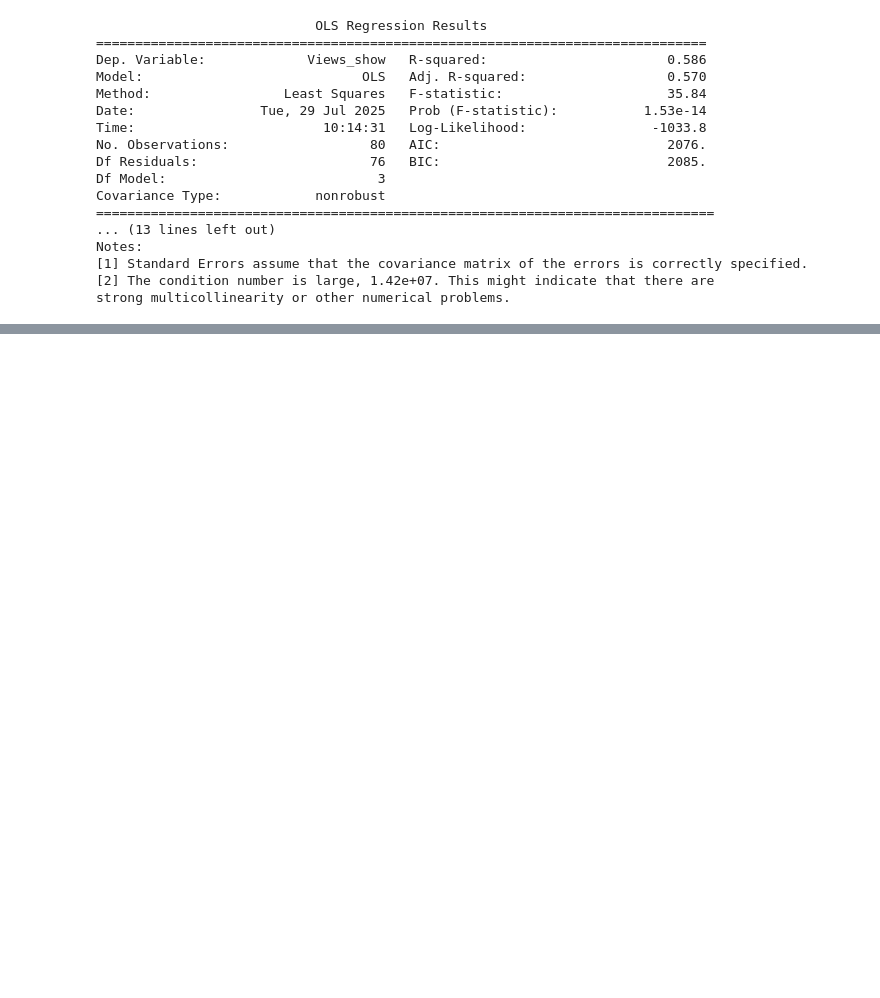
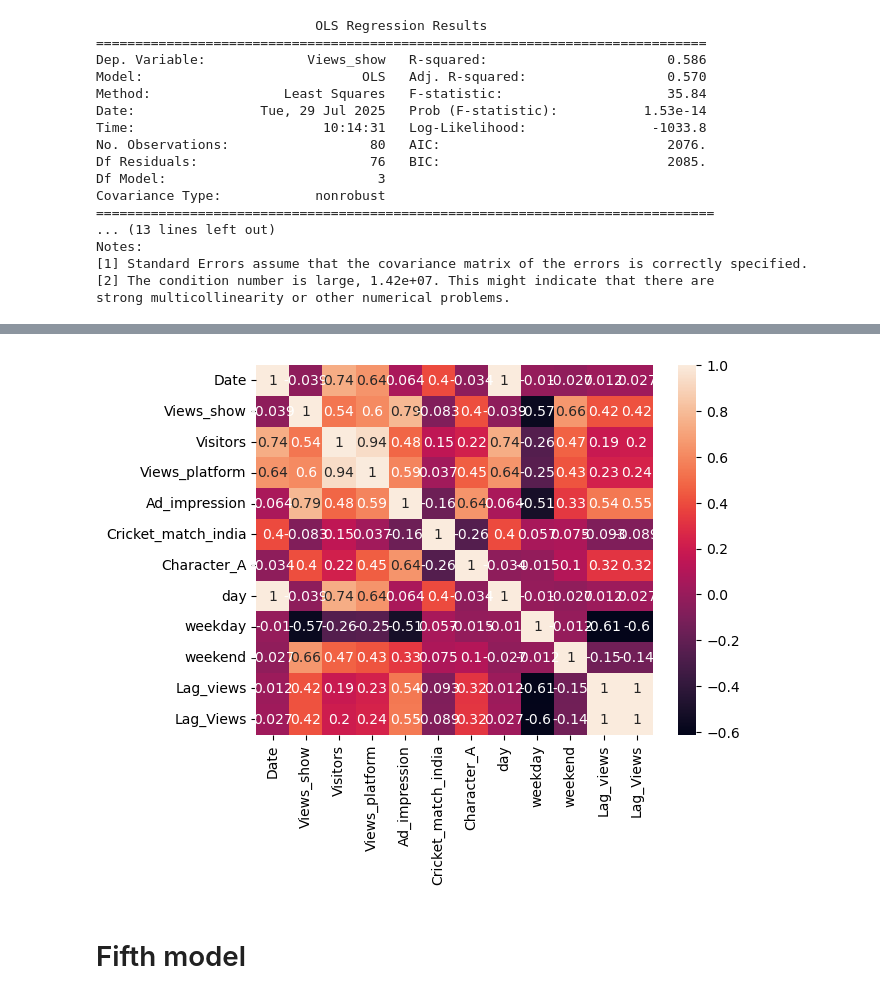
Before and after one commit to NimansalaBandara/mlr-show-views-prediction, a Jupyter notebook: mlr-show-views-prediction.ipynb, the cells around one changed output, grey strips where cells are left out. Drawn from its saved outputs; the diff is of its cells as text; code cells hidden in the pictures; blank space fills up the shorter version.

Commit message:
create models

```diff
--- a/mlr-show-views-prediction.ipynb
+++ b/mlr-show-views-prediction.ipynb
@@ -226,6 +226,6 @@ Notes:
 [2] The condition number is large, 1.42e+07. This might indicate that there are
 strong multicollinearity or other numerical problems.
 # %%
-# create lag variable
-media['Lag_views'] = np.roll(media['Views_show'], 1)
+# Create lag variable
+media['Lag_Views'] = np.roll(media['Views_show'], 1)
 media.Lag_Views.replace(108961,0, inplace=True)
@@ -231,0 +280,8 @@ media.Lag_Views.replace(108961,0, inplace=True)
+# %%
+plt.Figure(figsize=(20,20))
+sns.heatmap(media.corr(),annot=True)
+plt.show()
+# %% [output]
+[figure, added]
+# %% [markdown]
+# Fifth model
```
Also changed, not shown: parts of 25 cells of this notebook.
